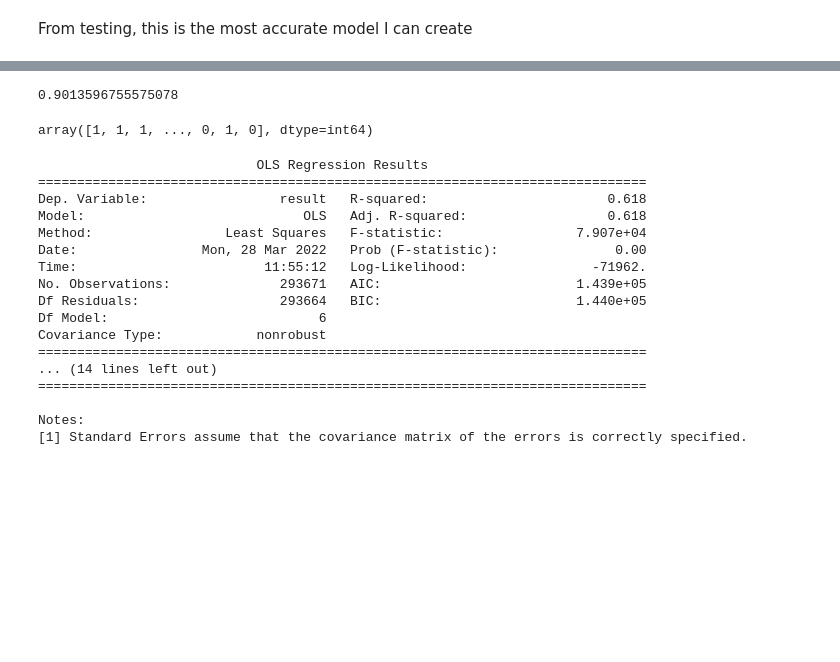
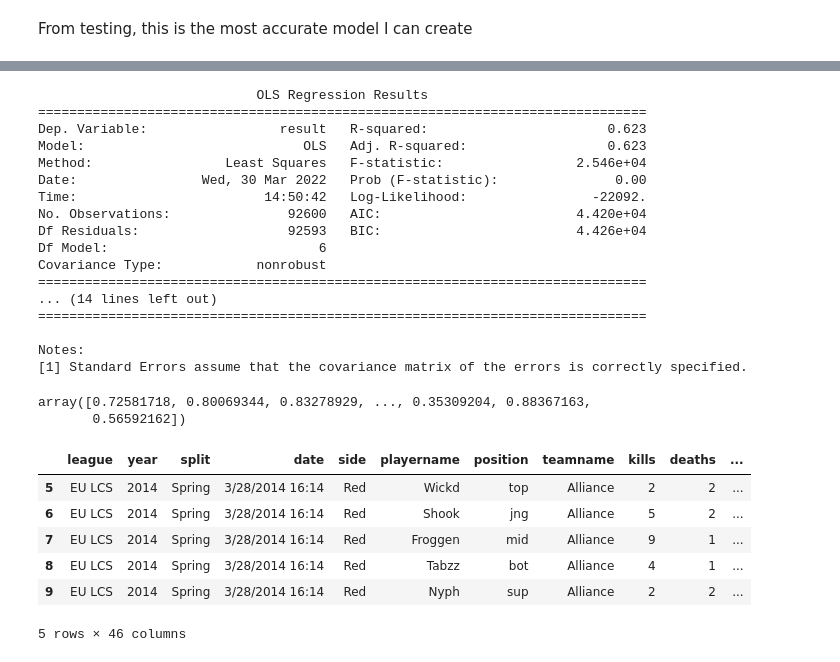
Before and after one commit to Pooksterlive/CapstoneWorkspace, a Jupyter notebook: LogisticRegressionAttemptPCA.ipynb, the cells around one changed output, grey strips where cells are left out. Drawn from its saved outputs; the diff is of its cells as text; code cells hidden in the pictures; blank space fills up the shorter version.

Commit message:
Logit Preds

```diff
--- a/LogisticRegressionAttemptPCA.ipynb
+++ b/LogisticRegressionAttemptPCA.ipynb
@@ -74,27 +58,19 @@ logreg.coef_, logreg.intercept_
-# %%
-logreg.score(x_test,y_test)
-# %% [output]
-0.9013596755575078
-# %%
-y_pred
-# %% [output]
-array([1, 1, 1, ..., 0, 1, 0], dtype=int64)
 # %%
 #https://www.datasklr.com/ols-least-squares-regression/multicollinearity
-model = sm.OLS(y_train, sm.add_constant(x_train)).fit()
-Y_pred = model.predict(sm.add_constant(x_test))
+model = sm.OLS(y, sm.add_constant(x)).fit()
+Y_pred = model.predict(sm.add_constant(x))
 print_model = model.summary()
 print(print_model)
 # %% [output]
                             OLS Regression Results
 ==============================================================================
-Dep. Variable:                 result   R-squared:                       0.618
-Model:                            OLS   Adj. R-squared:                  0.618
-Method:                 Least Squares   F-statistic:                 7.907e+04
-Date:                Mon, 28 Mar 2022   Prob (F-statistic):               0.00
-Time:                        11:55:12   Log-Likelihood:                -71962.
-No. Observations:              293671   AIC:                         1.439e+05
-Df Residuals:                  293664   BIC:                         1.440e+05
+Dep. Variable:                 result   R-squared:                       0.623
+Model:                            OLS   Adj. R-squared:                  0.623
+Method:                 Least Squares   F-statistic:                 2.546e+04
+Date:                Wed, 30 Mar 2022   Prob (F-statistic):               0.00
+Time:                        14:50:42   Log-Likelihood:                -22092.
+No. Observations:               92600   AIC:                         4.420e+04
+Df Residuals:                   92593   BIC:                         4.426e+04
 Df Model:                           6
 Covariance Type:            nonrobust
 ==============================================================================
@@ -103,3 +79,21 @@ Covariance Type:            nonrobust
 
 Notes:
 [1] Standard Errors assume that the covariance matrix of the errors is correctly specified.
+# %%
+Y_pred
+# %% [output]
+array([0.72581718, 0.80069344, 0.83278929, ..., 0.35309204, 0.88367163,
+       0.56592162])
+# %%
+playerdf["predscore"] = Y_pred
+playerdf.to_csv("LogitModelPreds.csv", index = False)
+# %%
+playerdf[5:10]
+# %% [output]
+|  | league | year | split | date | side | playername | position | teamname | kills | deaths | ... |
+| 5 | EU LCS | 2014 | Spring | 3/28/2014 16:14 | Red | Wickd | top | Alliance | 2 | 2 | ... |
+| 6 | EU LCS | 2014 | Spring | 3/28/2014 16:14 | Red | Shook | jng | Alliance | 5 | 2 | ... |
+| 7 | EU LCS | 2014 | Spring | 3/28/2014 16:14 | Red | Froggen | mid | Alliance | 9 | 1 | ... |
+| 8 | EU LCS | 2014 | Spring | 3/28/2014 16:14 | Red | Tabzz | bot | Alliance | 4 | 1 | ... |
+| 9 | EU LCS | 2014 | Spring | 3/28/2014 16:14 | Red | Nyph | sup | Alliance | 2 | 2 | ... |
+5 rows × 46 columns
```
Also changed, not shown: parts of 5 cells of this notebook, 1 other file.
